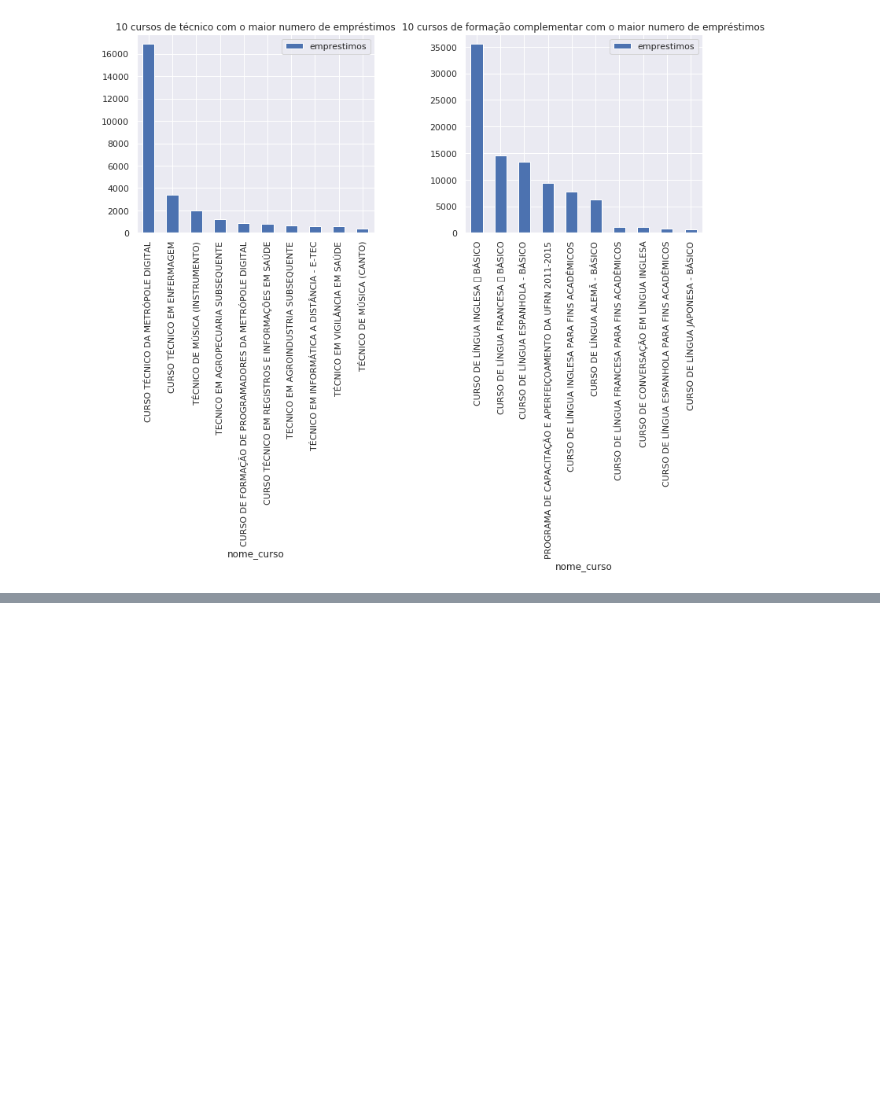
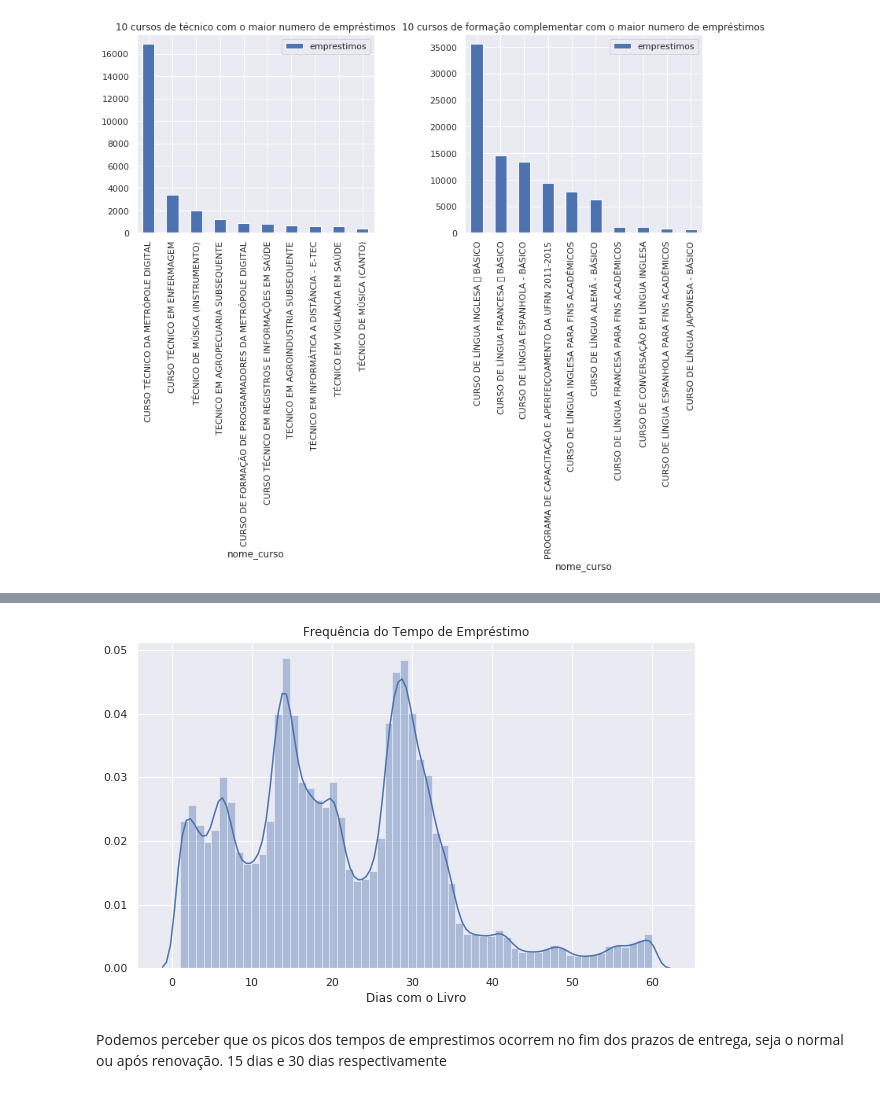
Before and after one commit to JohnVithor/Data_Science_2019_U2, a Jupyter notebook: Biblioteca.ipynb, the cells around one changed output, grey strips where cells are left out. Saved outputs shown, nothing was run; the diff lists cells and outputs as text; code cells hidden in the pictures; blank space fills up the shorter version.

```diff
--- a/Biblioteca.ipynb
+++ b/Biblioteca.ipynb
@@ -275,0 +126,3 @@ plt.show()
+# %%
+# Realizando o merge com o acervo
+emprestimos_reg_sistema = pd.merge(emprestimos_simples, bib_ex, on="codigo_barras")
@@ -275,0 +138,7 @@ plt.show()
+# %%
+# Eliminando possiveis erros dos dados
+emprestimos_reg_sistema_sorted = emprestimos_reg_sistema_sorted[emprestimos_reg_sistema_sorted["dias_com_livro"] > 0]
+# %%
+# Selecionando o intervalo de dias a ser plotado no grafico
+to_plot = emprestimos_reg_sistema_sorted[["codigo_barras", "dias_com_livro"]]
+to_plot = to_plot[(to_plot.dias_com_livro <= 60) & (to_plot.dias_com_livro > 0)]
@@ -275,0 +148,10 @@ plt.show()
+# %%
+# Plotando o gráfico da Frequência dos Tempos dos Empréstimos
+fig, ax = plt.subplots(figsize=(10, 6))
+g = sns.distplot(to_plot["Dias com o Livro"], bins=60, ax=ax)
+g.set_title("Frequência do Tempo de Empréstimo")
+plt.show()
+# %% [output]
+[figure, added]
+# %% [markdown]
+Podemos perceber que os picos dos tempos de emprestimos ocorrem no fim dos prazos de entrega, seja o normal ou após renovação. 15 dias e 30 dias respectivamente
```
Also changed, not shown: parts of 61 cells of this notebook.
